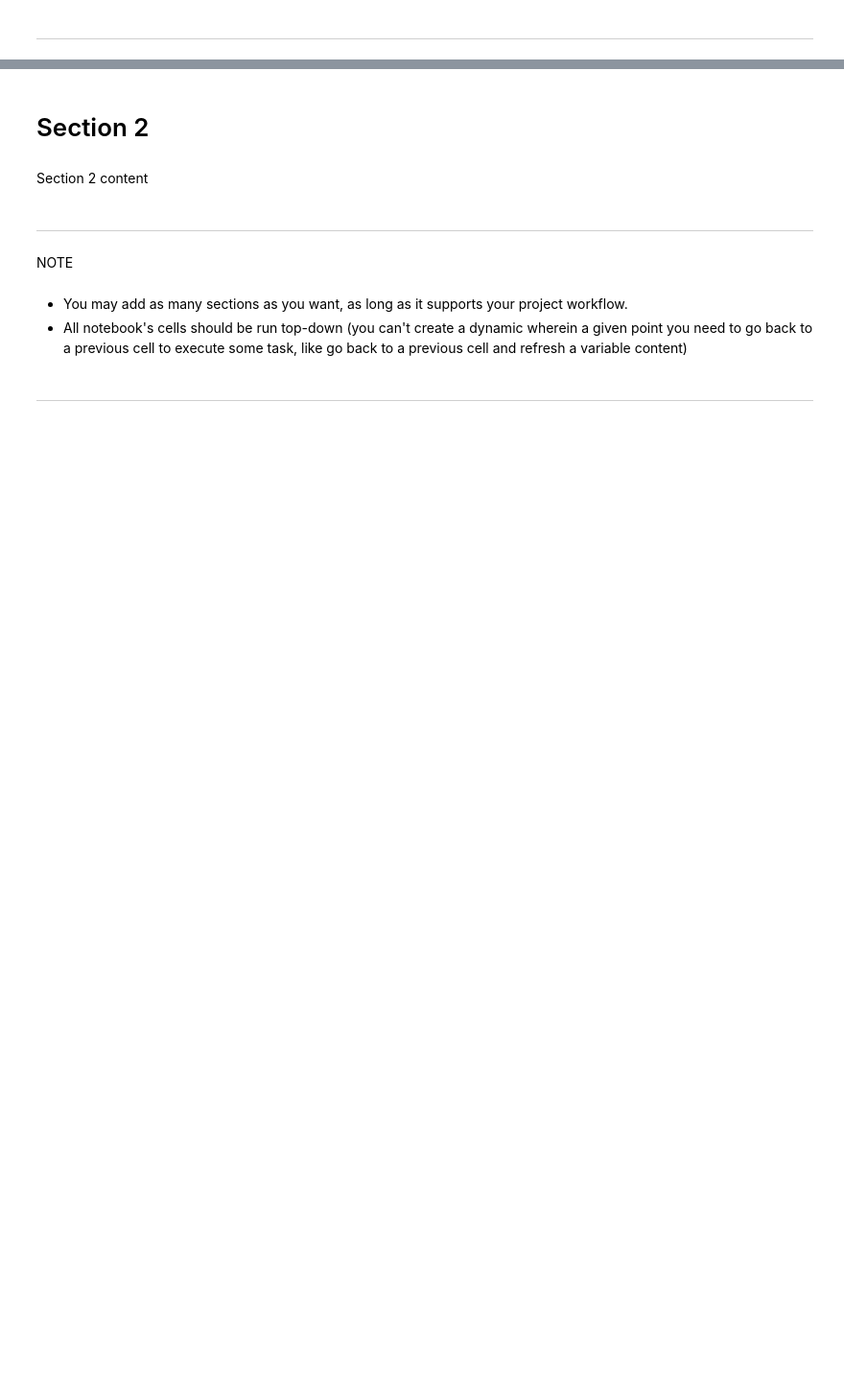
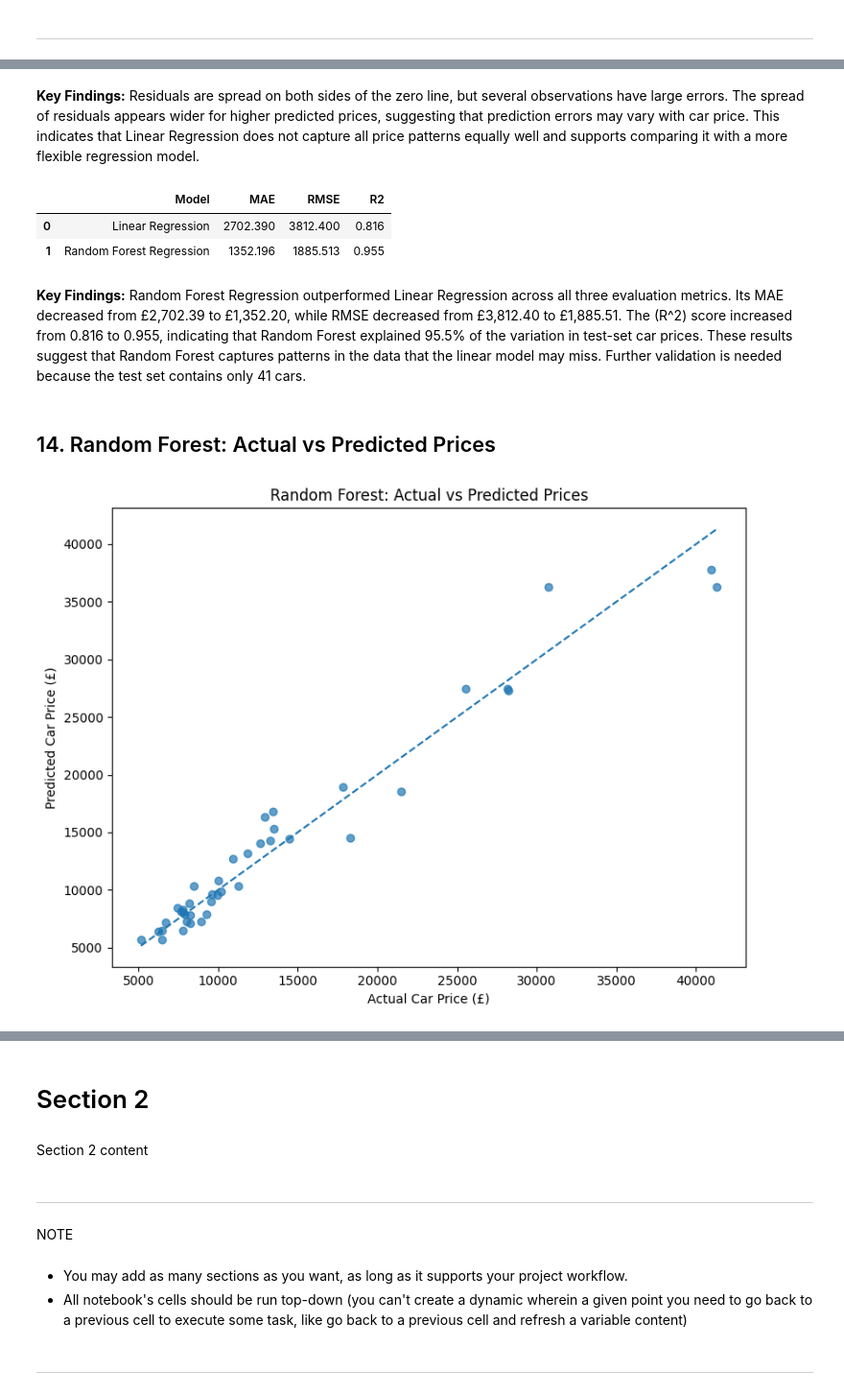
Before and after one commit to nastarannaseri79-afk/car-price-predictive-analysis, a Jupyter notebook: jupyter_notebooks/Notebook_Template.ipynb, the cells around one changed output, grey strips where cells are left out. Shown at 96% size. Saved outputs shown, nothing was run; the diff lists cells and outputs as text; code cells hidden in the pictures; blank space fills up the shorter version.

```diff
--- a/jupyter_notebooks/Notebook_Template.ipynb
+++ b/jupyter_notebooks/Notebook_Template.ipynb
@@ -1634,0 +2012,74 @@ Degrees of freedom: 87.71
+# %% [markdown]
+
+**Key Findings:** Residuals are spread on both sides of the zero line, but several observations have large errors. The spread of residuals appears wider for higher predicted prices, suggesting that prediction errors may vary with car price. This indicates that Linear Regression does not capture all price patterns equally well and supports comparing it with a more flexible regression model.
+# %%
+
+from sklearn.ensemble import RandomForestRegressor
+from sklearn.metrics import mean_absolute_error, mean_squared_error, r2_score
+import numpy as np
+import pandas as pd
+
+# Train a Random Forest regression model
+rf_model = RandomForestRegressor(
+    n_estimators=200,
+    random_state=42
+)
+
+rf_model.fit(X_train_encoded, y_train)
+
+# Generate predictions using both models
+linear_pred = linear_model.predict(X_test_encoded)
+rf_pred = rf_model.predict(X_test_encoded)
+
+# Compare performance using the same test dataset
+results = pd.DataFrame({
+    "Model": ["Linear Regression", "Random Forest Regression"],
+    "MAE": [
+        mean_absolute_error(y_test, linear_pred),
+        mean_absolute_error(y_test, rf_pred)
+    ],
+    "RMSE": [
+        np.sqrt(mean_squared_error(y_test, linear_pred)),
+        np.sqrt(mean_squared_error(y_test, rf_pred))
+    ],
+    "R2": [
+        r2_score(y_test, linear_pred),
+        r2_score(y_test, rf_pred)
+    ]
+})
+
+display(results.round(3))
+# %% [output]
+|  | Model | MAE | RMSE | R2 |
+| 0 | Linear Regression | 2702.390 | 3812.400 | 0.816 |
+| 1 | Random Forest Regression | 1352.196 | 1885.513 | 0.955 |
+# %% [markdown]
+
+**Key Findings:** Random Forest Regression outperformed Linear Regression across all three evaluation metrics. Its MAE decreased from £2,702.39 to £1,352.20, while RMSE decreased from £3,812.40 to £1,885.51. The \(R^2\) score increased from 0.816 to 0.955, indicating that Random Forest explained 95.5% of the variation in test-set car prices. These results suggest that Random Forest captures patterns in the data that the linear model may miss. Further validation is needed because the test set contains only 41 cars.
+# %% [markdown]
+
+## 14. Random Forest: Actual vs Predicted Prices
+# %%
+
+# Plot actual prices against Random Forest predictions
+plt.figure(figsize=(8, 6))
+
+plt.scatter(y_test, rf_pred, alpha=0.7)
+
+# Add a reference line for perfect predictions
+min_price = min(y_test.min(), rf_pred.min())
+max_price = max(y_test.max(), rf_pred.max())
+
+plt.plot(
+    [min_price, max_price],
+    [min_price, max_price],
+    linestyle="--"
+)
+
+plt.xlabel("Actual Car Price (£)")
+plt.ylabel("Predicted Car Price (£)")
+plt.title("Random Forest: Actual vs Predicted Prices")
+plt.tight_layout()
+plt.show()
+# %% [output]
+[figure, added]
```
Also changed, not shown: parts of 50 cells of this notebook, 1 other file.
